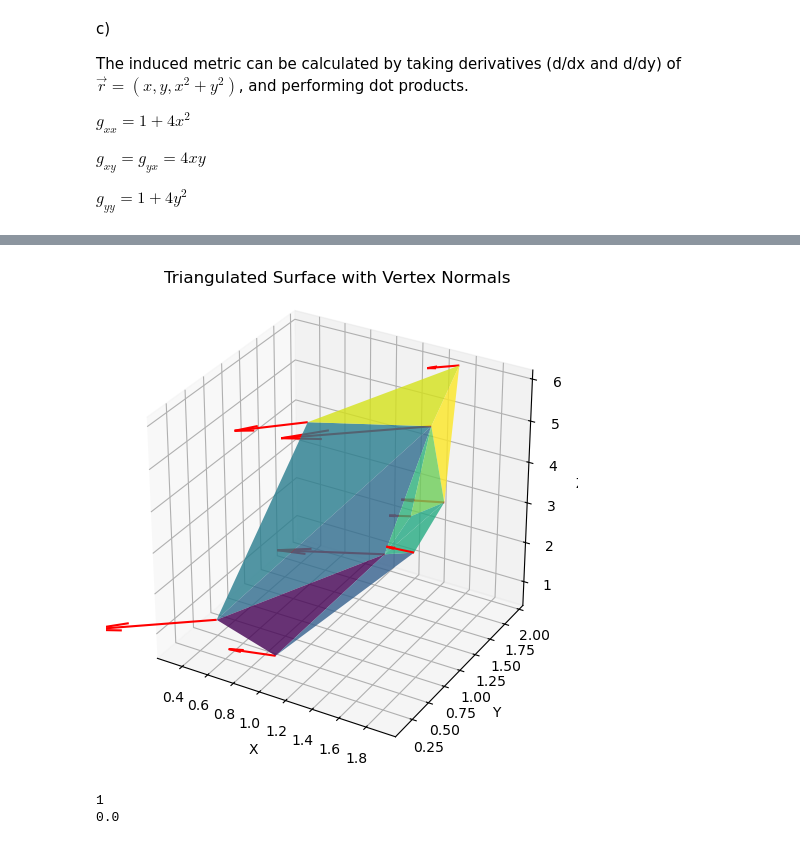
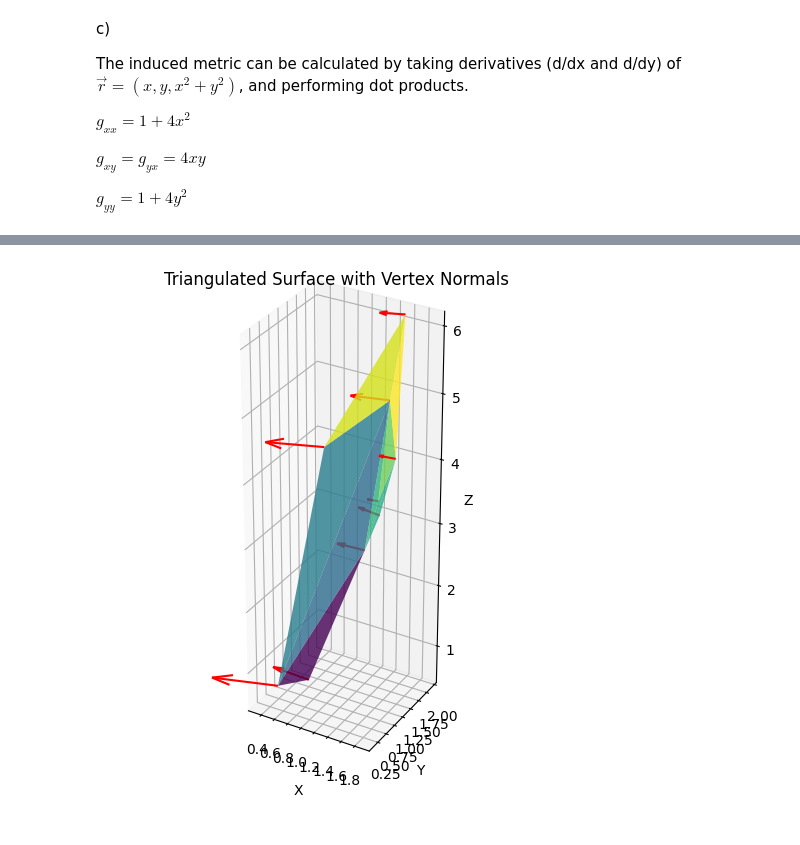
Before and after one commit to AndrewTrutt/Phys129_HW2, a Jupyter notebook: Lifting_map.ipynb, the cells around one changed output, grey strips where cells are left out. Saved outputs shown, nothing was run; the diff lists cells and outputs as text; code cells hidden in the pictures.

```diff
--- a/Lifting_map.ipynb
+++ b/Lifting_map.ipynb
@@ -180,7 +170,6 @@ print(tri_3D.simplices)
 # Plot the triangulated surface in 3D
 fig = plt.figure(figsize=(8, 6))
 ax = fig.add_subplot(111, projection='3d')
-ax.set_box_aspect([1, 1, 1])
 # Use plot_trisurf to create the surface
 ax.plot_trisurf(lifted_points[:, 0], lifted_points[:, 1], lifted_points[:, 2], triangles=tri_3D.simplices, cmap='viridis', alpha=0.8)
 
@@ -198,7 +187,7 @@ for t in tri_3D.simplices:
     p2 = lifted_points[t[1]]
     p3 = lifted_points[t[2]]
     #print("Pt: ", p1, p2, p3)
-    normal = triangle_normal(p1, p2, p3) / 3.0     #3 is an arbitrary scale factor for aesthetics
+    normal = triangle_normal(p1, p2, p3)
     if(normal[2]<0):
         normal = normal*-1    #flip if facing downwards
     center = (p1 + p2 + p3) / 3     # Calculate the center of the triangle
@@ -206,12 +195,12 @@ for t in tri_3D.simplices:
     # Plot the normal vector
     ax.quiver(
         center[0], center[1], center[2],  # Origin of the vector
-        normal[0], normal[1], normal[2],  # Direction of the vector
+        normal[0]/5, normal[1]/5, normal[2]/5,  # Direction of the vector, 5 is an arbitrary factor for aesthetics
         color='red'
     )
 
 
-
+ax.set_box_aspect([1, 1, 3])
 ax.set_xlabel('X')
 ax.set_ylabel('Y')
 ax.set_zlabel('Z')
@@ -232,55 +221,52 @@ plt.show()
 # %%
-# Plot the triangulated surface in 3D
+# e)
+# Plot the vertex normals, averages of the face normals
+
+
 fig = plt.figure(figsize=(8, 6))
 ax = fig.add_subplot(111, projection='3d')
-ax.set_box_aspect([1, 1, 1])
+
 # Use plot_trisurf to create the surface
 ax.plot_trisurf(lifted_points[:, 0], lifted_points[:, 1], lifted_points[:, 2], triangles=tri_3D.simplices, cmap='viridis', alpha=0.8)
 
 vertex_norms = np.zeros(lifted_points.shape)  #creating a copy to store the averaged values
+num_vertexes = np.zeros(len(lifted_points))
 
 for t in tri_3D.simplices:
     p1 = lifted_points[t[0]]
     p2 = lifted_points[t[1]]
     p3 = lifted_points[t[2]]
-    #print("Pt: ", p1, p2, p3)
-    normal = triangle_normal(p1, p2, p3) / 9.0     #3 is an arbitrary scale factor for aesthetics
+    normal = triangle_normal(p1, p2, p3)
     if(normal[2]<0):
         normal = normal*-1    #flip if facing downwards
 
     vertex_norms[t[0]] += normal
+    num_vertexes[t[0]] +=1
     vertex_norms[t[1]] += normal
+    num_vertexes[t[1]] +=1
     vertex_norms[t[2]] += normal
+    num_vertexes[t[2]] +=1
 
 
 for i in range(len(vertex_norms)):
-    v = vertex_norms[i]
+    v = vertex_norms[i] / num_vertexes[i]
     pt = lifted_points[i]
     # Plot the normal vector
     ax.quiver(
         pt[0], pt[1], pt[2],  # Origin of the vector
-        v[0], v[1], v[2],  # Direction of the vector
+        v[0]/3, v[1]/3, v[2]/3,  # Direction of the vector, 3 arbitrary scale factor
         color='red'
     )
 
 
-
+ax.set_box_aspect([1, 1, 3])
 ax.set_xlabel('X')
 ax.set_ylabel('Y')
 ax.set_zlabel('Z')
 ax.set_title('Triangulated Surface with Vertex Normals')
 plt.show()
 # %% [output]
-[figure, old version]
+[figure, new version]
 # %%
-arr = np.array([1,2,3])
-print(arr[0])
-
-arrcopy = np.zeros(arr.shape)
-
-arr[0] = 40
-
-print(arrcopy[0])
+#f)
+#Compute the second fundamental form
-# %% [output]
-1
-0.0
```
Also changed, not shown: parts of 6 cells of this notebook, 4 other files.
